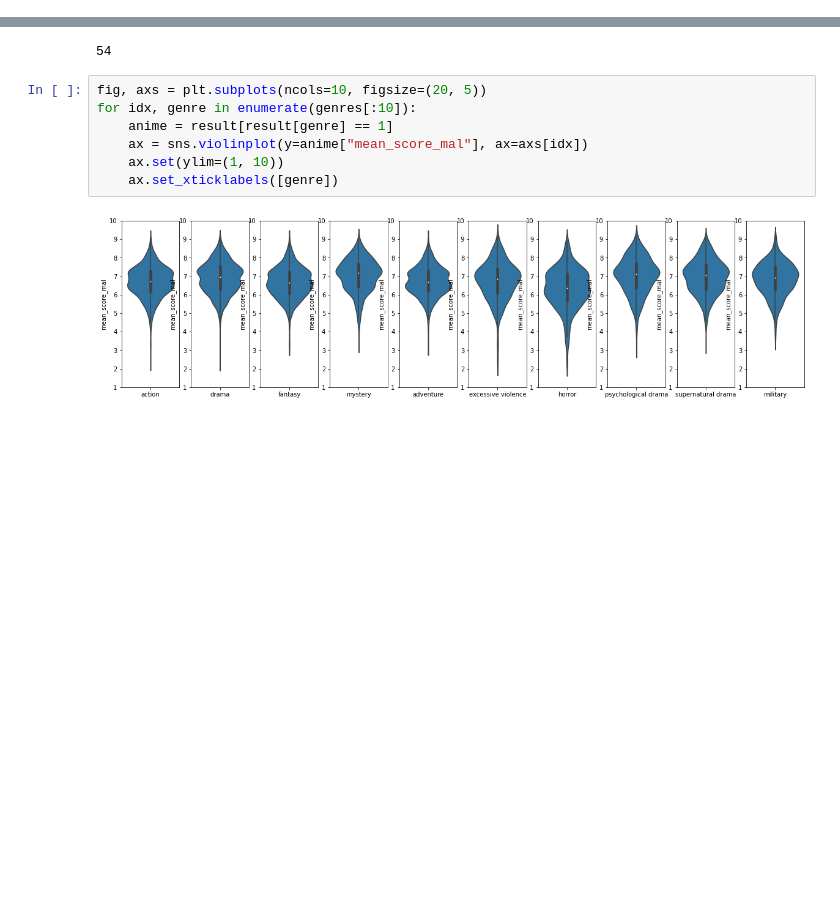
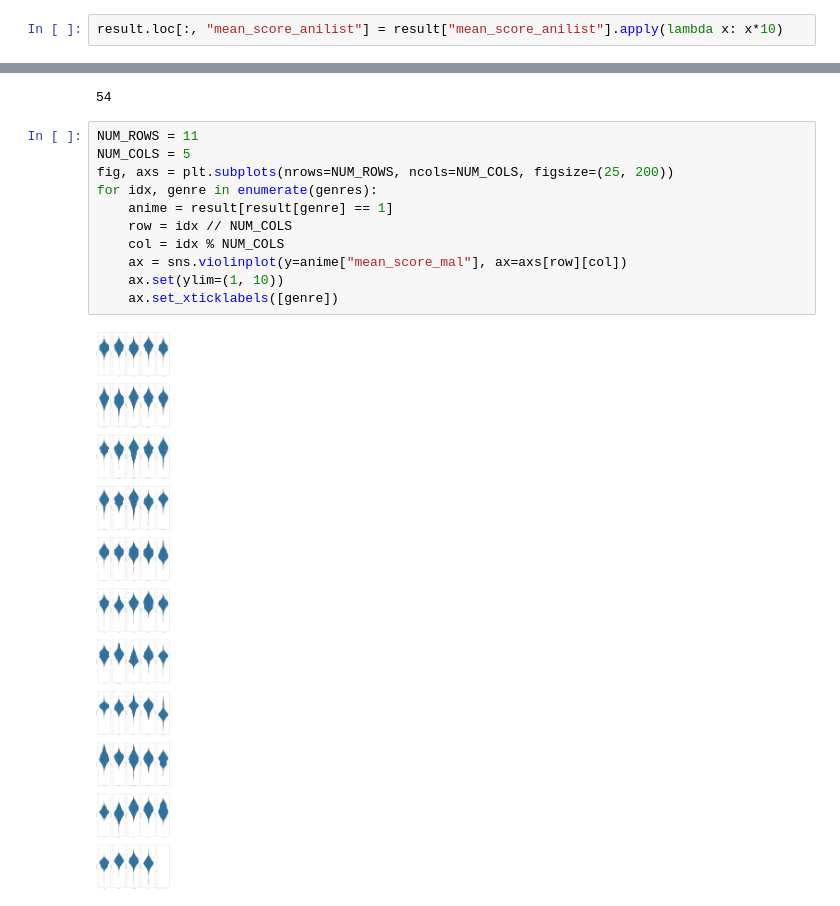
Before and after one commit to mrcuongtroll/Anime-Analysis, a Jupyter notebook: analysis.ipynb, the cells around one changed output, grey strips where cells are left out. Cells and saved outputs as stored; diff of their text form; blank space fills up the shorter version.

```diff
--- a/analysis.ipynb
+++ b/analysis.ipynb
@@ -80,3 +80,5 @@ result.head(5)
 len(result)
 # %% [output]
 30586
+# %%
+result.loc[:, "mean_score_anilist"] = result["mean_score_anilist"].apply(lambda x: x*10)
@@ -129,11 +106,15 @@ len(genres)
 # %% [output]
 54
 # %%
-fig, axs = plt.subplots(ncols=10, figsize=(20, 5))
-for idx, genre in enumerate(genres[:10]):
+NUM_ROWS = 11
+NUM_COLS = 5
+fig, axs = plt.subplots(nrows=NUM_ROWS, ncols=NUM_COLS, figsize=(25, 200))
+for idx, genre in enumerate(genres):
     anime = result[result[genre] == 1]
-    ax = sns.violinplot(y=anime["mean_score_mal"], ax=axs[idx])
+    row = idx // NUM_COLS
+    col = idx % NUM_COLS
+    ax = sns.violinplot(y=anime["mean_score_mal"], ax=axs[row][col])
     ax.set(ylim=(1, 10))
     ax.set_xticklabels([genre])
 # %% [output]
-[figure, old version]
+[figure, new version]
```
Also changed, not shown: parts of 26 cells of this notebook.
